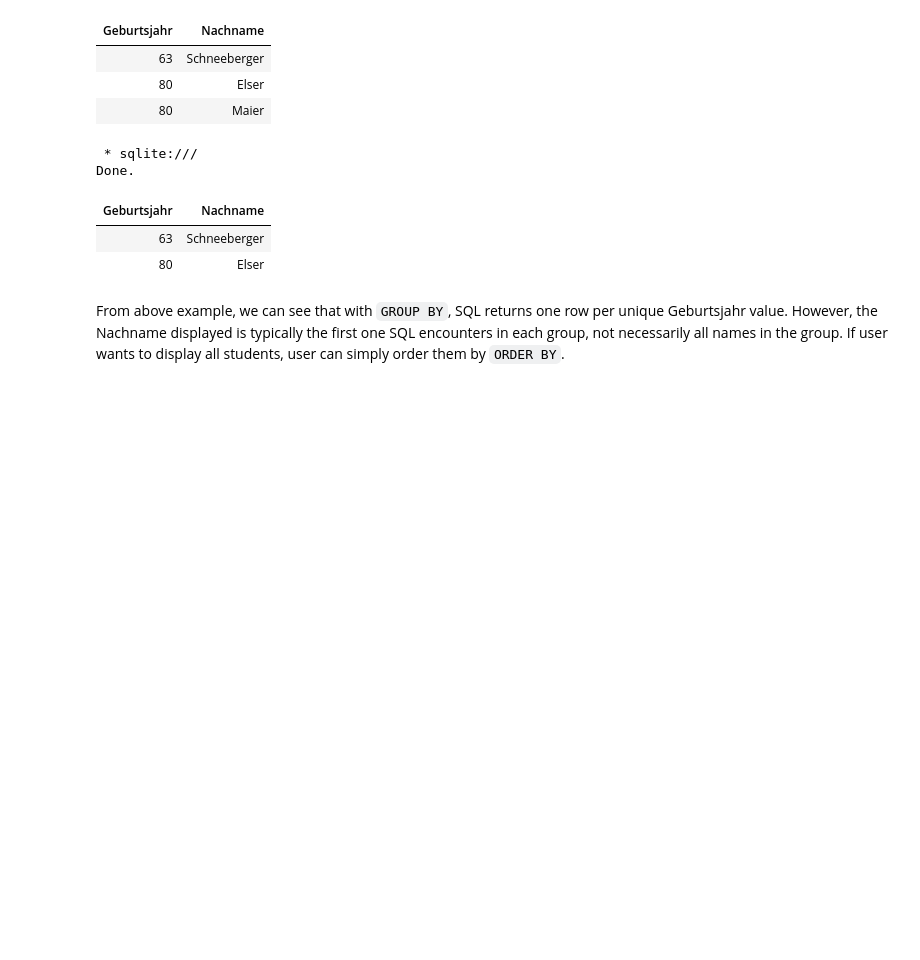
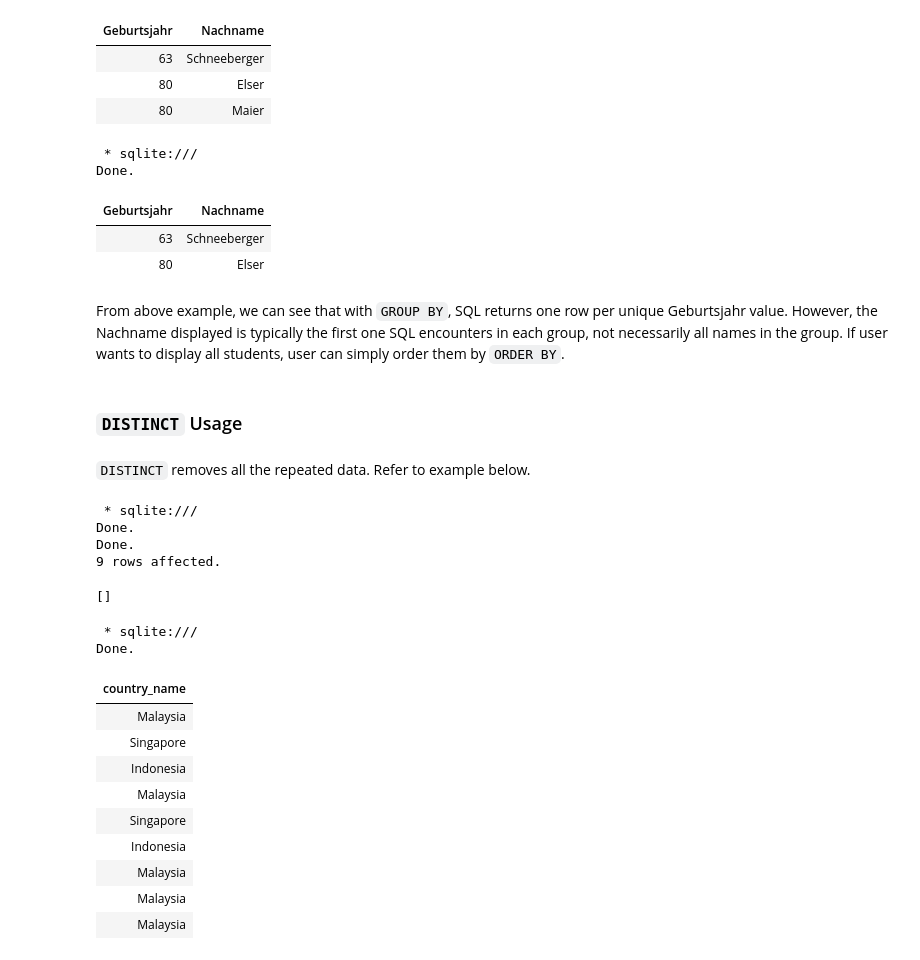
Before and after one commit to Bryanbu2014/database, a Jupyter notebook: exercises-ss24/01_SQL_DDL.ipynb, the cells around one changed output. Cells and saved outputs as stored; diff of their text form; code cells hidden in the pictures; blank space fills up the shorter version.

Commit message:
feat: ✨ Add DISTINCT

```diff
--- a/exercises-ss24/01_SQL_DDL.ipynb
+++ b/exercises-ss24/01_SQL_DDL.ipynb
@@ -655,3 +827,40 @@ Done.
 | 80 | Elser |
 # %% [markdown]
 From above example, we can see that with `GROUP BY`, SQL returns one row per unique Geburtsjahr value. However, the Nachname displayed is typically the first one SQL encounters in each group, not necessarily all names in the group. If user wants to display all students, user can simply order them by `ORDER BY`.
+# %% [markdown]
+### `DISTINCT` Usage
+# %% [markdown]
+`DISTINCT` removes all the repeated data. Refer to example below.
+# %%
+%%sql
+
+DROP TABLE IF EXISTS Country;
+
+CREATE TABLE IF NOT EXISTS Country (
+    country_name TEXT
+);
+
+INSERT INTO Country VALUES ('Malaysia'), ('Singapore'), ('Indonesia'), ('Malaysia'), ('Singapore'), ('Indonesia'), ('Malaysia'), ('Malaysia'), ('Malaysia');
+# %% [output]
+ * sqlite:///
+Done.
+Done.
+9 rows affected.
+[]
+# %%
+%%sql
+
+SELECT * FROM Country
+# %% [output]
+ * sqlite:///
+Done.
+| country_name |
+| Malaysia |
+| Singapore |
+| Indonesia |
+| Malaysia |
+| Singapore |
+| Indonesia |
+| Malaysia |
+| Malaysia |
+| Malaysia |
```
Also changed, not shown: parts of 32 cells of this notebook.
